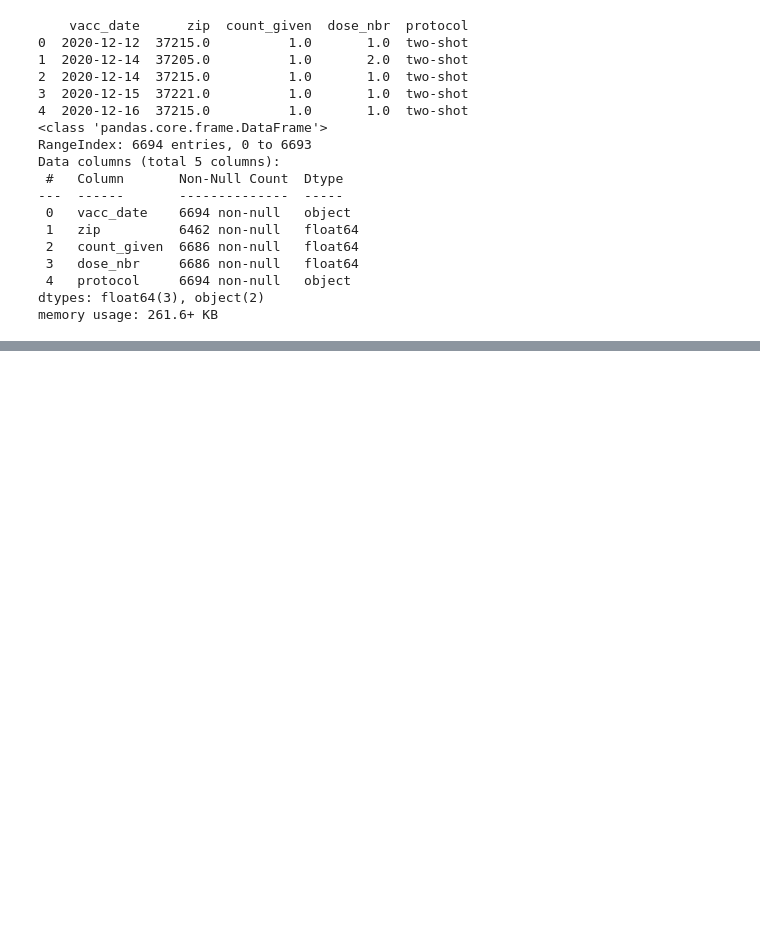
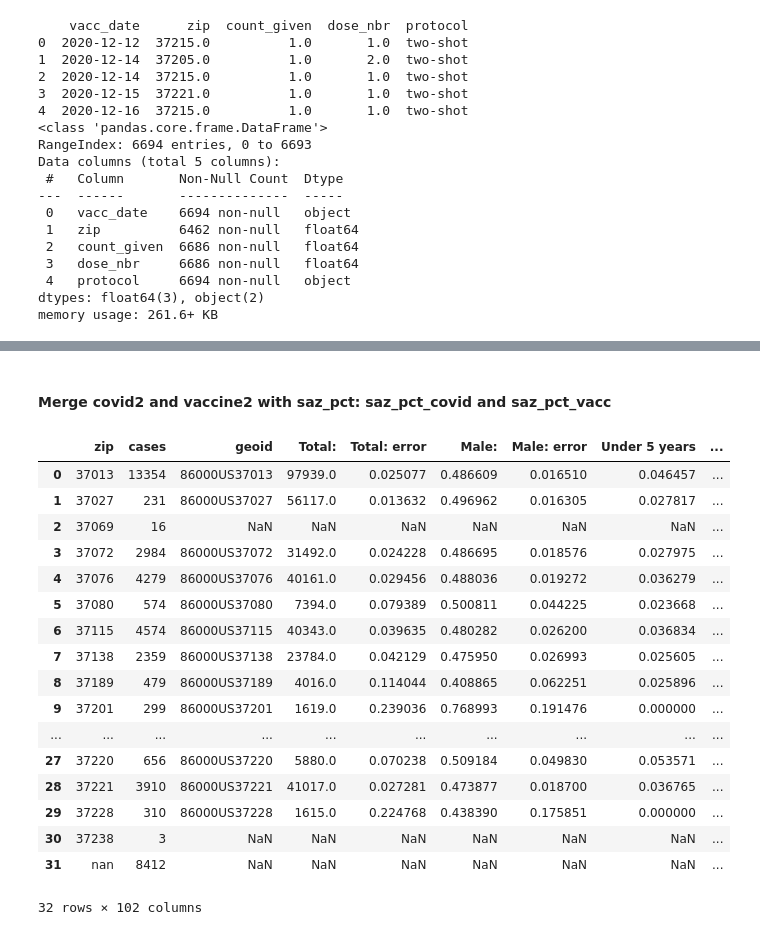
Before and after one commit to rghertel/nash-covid-cases-vaccines-pekka_pickled_peppers, a Jupyter notebook: notebooks/covid_project_JRR.ipynb, the cells around one changed output, grey strips where cells are left out. Cells and saved outputs as stored; diff of their text form; code cells hidden in the pictures; blank space fills up the shorter version.

```diff
--- a/notebooks/covid_project_JRR.ipynb
+++ b/notebooks/covid_project_JRR.ipynb
@@ -97,0 +434,3 @@ memory usage: 261.6+ KB
+# %%
+covid2 = covid.groupby(["zip"], as_index = False).sum()
+print(covid2)
@@ -97,0 +498,12 @@ memory usage: 261.6+ KB
+# %%
+#rename merged
+saz = sex_by_age_by_zip
+saz_pct = saz.copy(deep = True)
+saz_pct.head()
+saz_pct.info()
+
+# saz_pct.apply(lambda x: x/x.loc(["Total:"]), saz_pct.iloc[:,3:len(saz_pct.columns)-1])
+
+for i in range(3, len(saz_pct.columns)-1):
+    saz_pct.iloc[:,i] = saz_pct.iloc[:,i]/saz_pct.iloc[:,2]
+saz_pct.head()
@@ -97,0 +523,24 @@ memory usage: 261.6+ KB
+# %% [markdown]
+#### Merge covid2 and vaccine2 with saz_pct: saz_pct_covid and saz_pct_vacc
+# %%
+saz_pct_covid = covid2.merge(saz_pct, on = "zip", how = "left")
+saz_pct_covid
+# %% [output]
+|  | zip | cases | geoid | Total: | Total: error | Male: | Male: error | Under 5 years | ... |
+| 0 | 37013 | 13354 | 86000US37013 | 97939.0 | 0.025077 | 0.486609 | 0.016510 | 0.046457 | ... |
+| 1 | 37027 | 231 | 86000US37027 | 56117.0 | 0.013632 | 0.496962 | 0.016305 | 0.027817 | ... |
+| 2 | 37069 | 16 | NaN | NaN | NaN | NaN | NaN | NaN | ... |
+| 3 | 37072 | 2984 | 86000US37072 | 31492.0 | 0.024228 | 0.486695 | 0.018576 | 0.027975 | ... |
+| 4 | 37076 | 4279 | 86000US37076 | 40161.0 | 0.029456 | 0.488036 | 0.019272 | 0.036279 | ... |
+| 5 | 37080 | 574 | 86000US37080 | 7394.0 | 0.079389 | 0.500811 | 0.044225 | 0.023668 | ... |
+| 6 | 37115 | 4574 | 86000US37115 | 40343.0 | 0.039635 | 0.480282 | 0.026200 | 0.036834 | ... |
+| 7 | 37138 | 2359 | 86000US37138 | 23784.0 | 0.042129 | 0.475950 | 0.026993 | 0.025605 | ... |
+| 8 | 37189 | 479 | 86000US37189 | 4016.0 | 0.114044 | 0.408865 | 0.062251 | 0.025896 | ... |
+| 9 | 37201 | 299 | 86000US37201 | 1619.0 | 0.239036 | 0.768993 | 0.191476 | 0.000000 | ... |
+| ... | ... | ... | ... | ... | ... | ... | ... | ... | ... |
+| 27 | 37220 | 656 | 86000US37220 | 5880.0 | 0.070238 | 0.509184 | 0.049830 | 0.053571 | ... |
+| 28 | 37221 | 3910 | 86000US37221 | 41017.0 | 0.027281 | 0.473877 | 0.018700 | 0.036765 | ... |
+| 29 | 37228 | 310 | 86000US37228 | 1615.0 | 0.224768 | 0.438390 | 0.175851 | 0.000000 | ... |
+| 30 | 37238 | 3 | NaN | NaN | NaN | NaN | NaN | NaN | ... |
+| 31 | nan | 8412 | NaN | NaN | NaN | NaN | NaN | NaN | ... |
+32 rows × 102 columns
```
Also changed, not shown: parts of 40 cells of this notebook, 9 other files.
